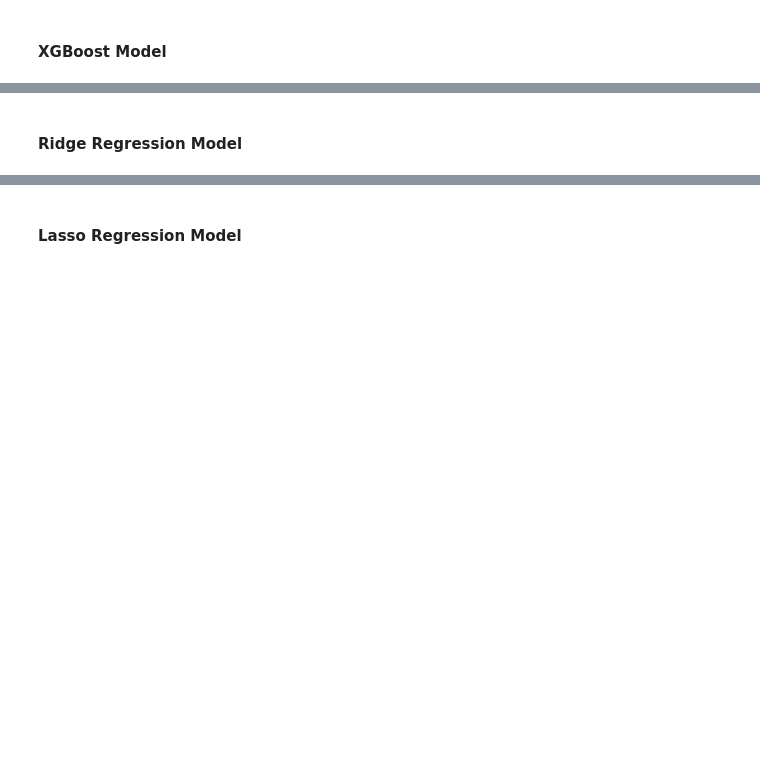
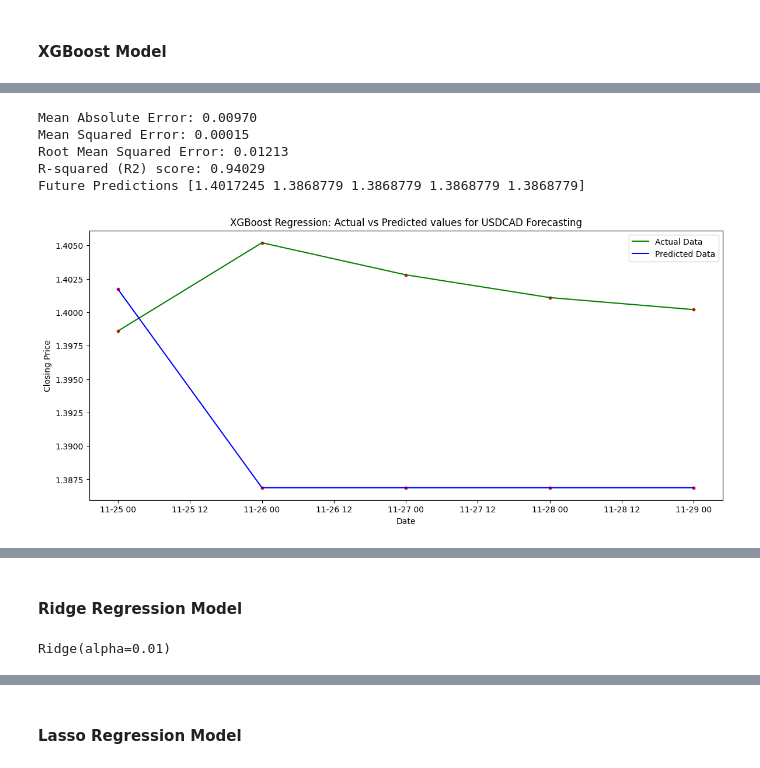
Before and after one commit to Akubue4U/PyProjects, a Jupyter notebook: MyBDAThesis/Akubue Simon - Thesis_Models.ipynb, the cells around one changed output, grey strips where cells are left out. Drawn from its saved outputs; the diff is of its cells as text; code cells hidden in the pictures; blank space fills up the shorter version.

```diff
--- a/MyBDAThesis/Akubue Simon - Thesis_Models.ipynb
+++ b/MyBDAThesis/Akubue Simon - Thesis_Models.ipynb
@@ -529,7 +955,7 @@ import xgboost as xgb
 # Define XGBoost parameters
 params = {
     'objective': 'reg:squarederror',   # Use squared error loss for regression
-    'max_depth': 6,                    # Maximum depth of trees
+    'max_depth': 2,                    # Maximum depth of trees
     'learning_rate': 0.1,              # Learning rate {0.1}
     'n_estimators': 100,               # Number of boosting rounds (trees)
     'seed': 42                         # Random seed for reproducibility {42}
@@ -546,19 +988,26 @@ R2_Train, R2_Test, Comment = TestTheModel(xgb_model)
 # %%
 %%time
 # Make predictions on the testing set
 y_pred = xgb_model.predict(X_test)
 future_predictions = y_pred[-(PredDays):]
 XGB = future_predictions
 
 # Evaluate and Report Accuracy, Predict the future, and Plot the graph.
 ModelCode = 'XGB'
 ModelName = 'XGBoost Regression'
 Rpt_Evaluate_Plot(CrncyPair, ModelName, ModelCode, R2_Train, R2_Test, Comment, y_train, y_test, y_pred, MaxDate, future_predictions)
 
 # Add to the Dictionary, but first ensure that the list is empty.
 ResultsDict[ModelName] = []
-if (Comment != 'Bad Model.'):
+if (Comment not in PoorStandard):
     ResultsDict[ModelName].extend(XGB)
 
 # Delete the following objects so as to free the memory, and also Re-Set the objects for the next Model.
-del xgb_model, y_pred, future_predictions, R2_Train, R2_Test, Comment, ModelCode, ModelName
+#del xgb_model, y_pred, future_predictions, R2_Train, R2_Test, Comment, ModelCode, ModelName
+# %% [output]
+Mean Absolute Error: 0.00970
+Mean Squared Error: 0.00015
+Root Mean Squared Error: 0.01213
+R-squared (R2) score: 0.94029
+Future Predictions [1.4017245 1.3868779 1.3868779 1.3868779 1.3868779]
+[figure, added]
@@ -568,9 +1019,11 @@ del xgb_model, y_pred, future_predictions, R2_Train, R2_Test, Comment, ModelCode
 from sklearn.linear_model import Ridge
 # %%
 # Instantiate and fit the Ridge Regression model
-alpha = 0.1  # Regularization strength (hyperparameter to be tuned)
+alpha = 0.01  # Regularization strength (hyperparameter to be tuned)
 model = Ridge(alpha=alpha)
 model.fit(X_train, y_train)
+# %% [output]
+Ridge(alpha=0.01)
 # %%
 # Checking how good this Model will be
 R2_Train, R2_Test, Comment = TestTheModel(model)
```
Also changed, not shown: parts of 66 cells of this notebook.
